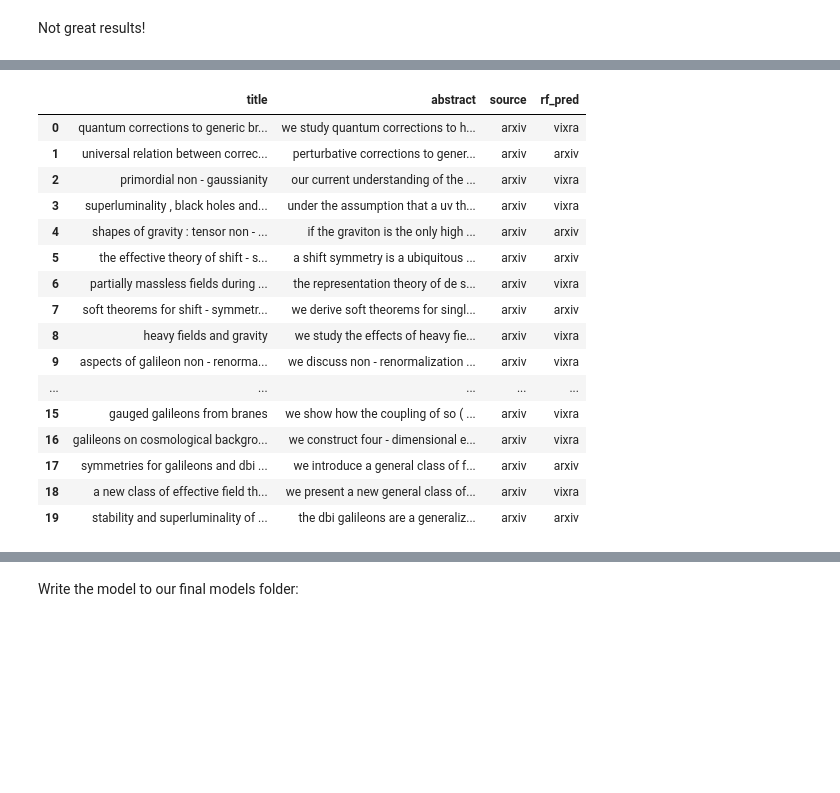
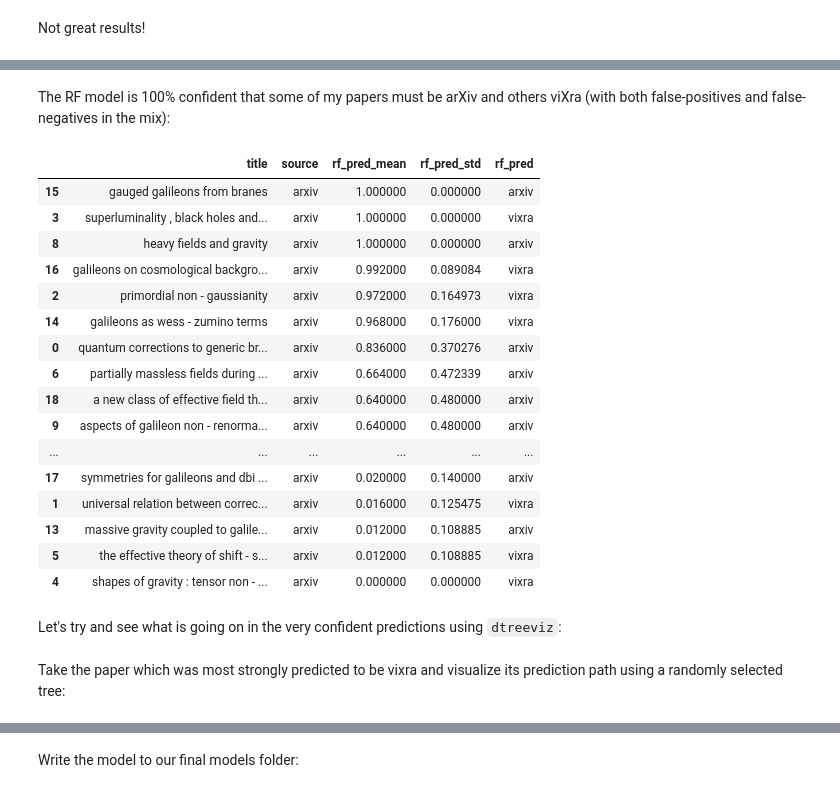
Before and after one commit to garrett361/arxiv-vixra-ml, a Jupyter notebook: simple_baselines/balanced_title_rf.ipynb, the cells around one changed output, grey strips where cells are left out. Cells and saved outputs as stored; diff of their text form; code cells hidden in the pictures; blank space fills up the shorter version.

```diff
--- a/simple_baselines/balanced_title_rf.ipynb
+++ b/simple_baselines/balanced_title_rf.ipynb
@@ -572,8 +544,9 @@ def train_rf(train_df,
              random_state=None,
              columns=None):
     """Simple training loop for a random forest. Returns a tuple of the model,
-    a dict of its various scores, and ordered Series of feature importances both
-    by Gini impurity decrease and through permutation-based importance.
+    a dict of its various scores, and a df of feature importances and their
+    standard deviations (computed over estimators) both by Gini impurity
+    decrease and by permutation-based importance.
     """
     if random_state is not None:
         rf_args['random_state'] = random_state
@@ -590,16 +563,25 @@ def train_rf(train_df,
               'oob_score': rf.oob_score_
                          }
     # Gini importances.
-    gini_import_series = pd.Series(rf.feature_importances_, index=train_df_features.columns)
+    gini_import = rf.feature_importances_
+    gini_std = np.std([tree.feature_importances_ for tree in rf.estimators_], axis=0)
+    gini_import_df = pd.DataFrame({'gini_import': gini_import,
+                                   'gini_std': gini_std},
+                                   index=train_df_features.columns)
+    gini_import_df.sort_values(by='gini_import', inplace=True)
     # Permutation importances.
     perm_import = permutation_importance(rf,
                                          val_df_features,
                                          val_df_labels,
                                          random_state=RANDOM_STATE,
-                                         n_jobs=-1)
-    perm_import_series = pd.Series(perm_import.importances_mean, index=val_df_features.columns)
+                                         n_jobs=-1,
+                                         n_repeats=10)
+    perm_import_df = pd.DataFrame({'perm_import': perm_import.importances_mean,
+                                   'perm_std': perm_import.importances_std},
+                                  index=val_df_features.columns)
+    perm_import_df.sort_values(by='perm_import', inplace=True)
 
-    return rf, scores, gini_import_series, perm_import_series
+    return rf, scores, gini_import_df, perm_import_df
 # %% [markdown]
 We will iteratively pick out the features which seem to be driving the results the most. Retrain the model on the full training set, examine the scores, and plot the feature importances.
 # %%
@@ -643,9 +630,9 @@ Not very reasonable for the gini measure! Precisely mirrors the example given [b
 # %% [markdown]
 Let us re-train based on, say, the top `x` features, with `x` the number of features predicted to be more important than `random` in by gini importance.
 # %%
-gini_random_idx = (rf_0_gini_import > rf_0_gini_import['random']).sum()
-top_gini_cols = rf_0_gini_import.sort_values(ascending=False)[:gini_random_idx].index
-top_perm_cols = rf_0_perm_import.sort_values(ascending=False)[:gini_random_idx].index
+num_cols = 10
+top_gini_cols = rf_0_gini_import.sort_values(by='gini_import', ascending=False)[:num_cols].index
+top_perm_cols = rf_0_perm_import.sort_values(by='perm_import', ascending=False)[:num_cols].index
 # %% [markdown]
 The differences in the columns used:
 # %%
@@ -694,6 +683,6 @@ rf_1p_perm_import_plt.figure.savefig(FOLDERNAME + '/figures/rf_1p_perm_import.pn
 # %% [markdown]
 Run the predictions on my own papers:
 # %%
-goon_papers_df = pd.read_feather(FOLDERNAME + '/data/goon_papers.feather')
-goon_papers_df
+goon_papers_df = pd.read_feather(FOLDERNAME + '/data/goon_papers.feather')[[TEXT_FIELD, 'source']]
+display(goon_papers_df)
 # %% [output]
@@ -739,0 +734,6 @@ Not great results!
+# %%
+%%capture
+goon_papers_df_engineered_tree_preds = np.stack([tree.predict(goon_papers_df_engineered[top_perm_cols]) for tree in rf_1p.estimators_], axis=-1)
+goon_papers_df['rf_pred_mean'] = goon_papers_df_engineered_tree_preds.mean(axis=-1)
+goon_papers_df['rf_pred_std'] = goon_papers_df_engineered_tree_preds.std(axis=-1)
+goon_papers_df.sort_values(by='rf_pred_mean', inplace=True)
@@ -740,22 +749,26 @@ Not great results!
+# %% [markdown]
+The RF model is 100% confident that some of my papers must be arXiv and others viXra (with both false-positives and false-negatives in the mix):
 # %%
 goon_papers_df['rf_pred'] = goon_papers_df_engineered_predictions
 with pd.option_context('display.max_colwidth', None):
-    display(goon_papers_df)
+    display(goon_papers_df.sort_values(by='rf_pred_mean', ascending=False))
 # %% [output]
-|  | title | abstract | source | rf_pred |
-| 0 | quantum corrections to generic br... | we study quantum corrections to h... | arxiv | vixra |
-| 1 | universal relation between correc... | perturbative corrections to gener... | arxiv | arxiv |
-| 2 | primordial non - gaussianity | our current understanding of the ... | arxiv | vixra |
-| 3 | superluminality , black holes and... | under the assumption that a uv th... | arxiv | vixra |
-| 4 | shapes of gravity : tensor non - ... | if the graviton is the only high ... | arxiv | arxiv |
-| 5 | the effective theory of shift - s... | a shift symmetry is a ubiquitous ... | arxiv | arxiv |
-| 6 | partially massless fields during ... | the representation theory of de s... | arxiv | vixra |
-| 7 | soft theorems for shift - symmetr... | we derive soft theorems for singl... | arxiv | arxiv |
-| 8 | heavy fields and gravity | we study the effects of heavy fie... | arxiv | vixra |
-| 9 | aspects of galileon non - renorma... | we discuss non - renormalization ... | arxiv | vixra |
-| ... | ... | ... | ... | ... |
-| 15 | gauged galileons from branes | we show how the coupling of so ( ... | arxiv | vixra |
-| 16 | galileons on cosmological backgro... | we construct four - dimensional e... | arxiv | vixra |
-| 17 | symmetries for galileons and dbi ... | we introduce a general class of f... | arxiv | arxiv |
-| 18 | a new class of effective field th... | we present a new general class of... | arxiv | vixra |
-| 19 | stability and superluminality of ... | the dbi galileons are a generaliz... | arxiv | arxiv |
+|  | title | source | rf_pred_mean | rf_pred_std | rf_pred |
+| 15 | gauged galileons from branes | arxiv | 1.000000 | 0.000000 | arxiv |
+| 3 | superluminality , black holes and... | arxiv | 1.000000 | 0.000000 | vixra |
+| 8 | heavy fields and gravity | arxiv | 1.000000 | 0.000000 | arxiv |
+| 16 | galileons on cosmological backgro... | arxiv | 0.992000 | 0.089084 | vixra |
+| 2 | primordial non - gaussianity | arxiv | 0.972000 | 0.164973 | vixra |
+| 14 | galileons as wess - zumino terms | arxiv | 0.968000 | 0.176000 | vixra |
+| 0 | quantum corrections to generic br... | arxiv | 0.836000 | 0.370276 | arxiv |
+| 6 | partially massless fields during ... | arxiv | 0.664000 | 0.472339 | arxiv |
+| 18 | a new class of effective field th... | arxiv | 0.640000 | 0.480000 | arxiv |
+| 9 | aspects of galileon non - renorma... | arxiv | 0.640000 | 0.480000 | arxiv |
+| ... | ... | ... | ... | ... | ... |
+| 17 | symmetries for galileons and dbi ... | arxiv | 0.020000 | 0.140000 | arxiv |
+| 1 | universal relation between correc... | arxiv | 0.016000 | 0.125475 | vixra |
+| 13 | massive gravity coupled to galile... | arxiv | 0.012000 | 0.108885 | arxiv |
+| 5 | the effective theory of shift - s... | arxiv | 0.012000 | 0.108885 | vixra |
+| 4 | shapes of gravity : tensor non - ... | arxiv | 0.000000 | 0.000000 | vixra |
+# %% [markdown]
+Let's try and see what is going on in the very confident predictions using `dtreeviz`:
@@ -761,0 +781,2 @@ with pd.option_context('display.max_colwidth', None):
+# %% [markdown]
+Take the paper which was most strongly predicted to be vixra and visualize its prediction path using a randomly selected tree:
```
Also changed, not shown: parts of 28 cells of this notebook.
